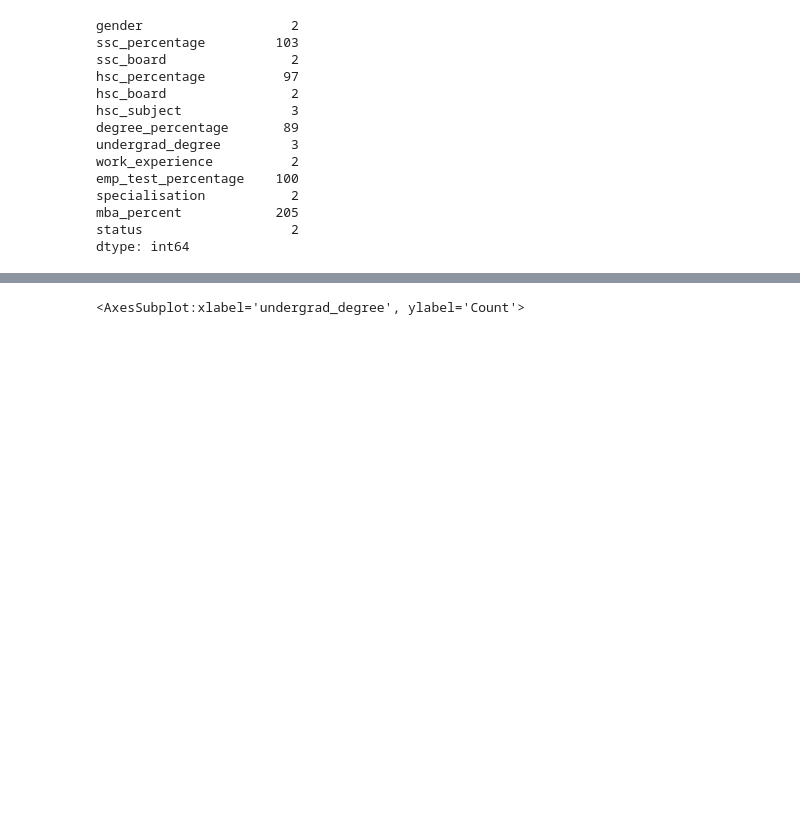
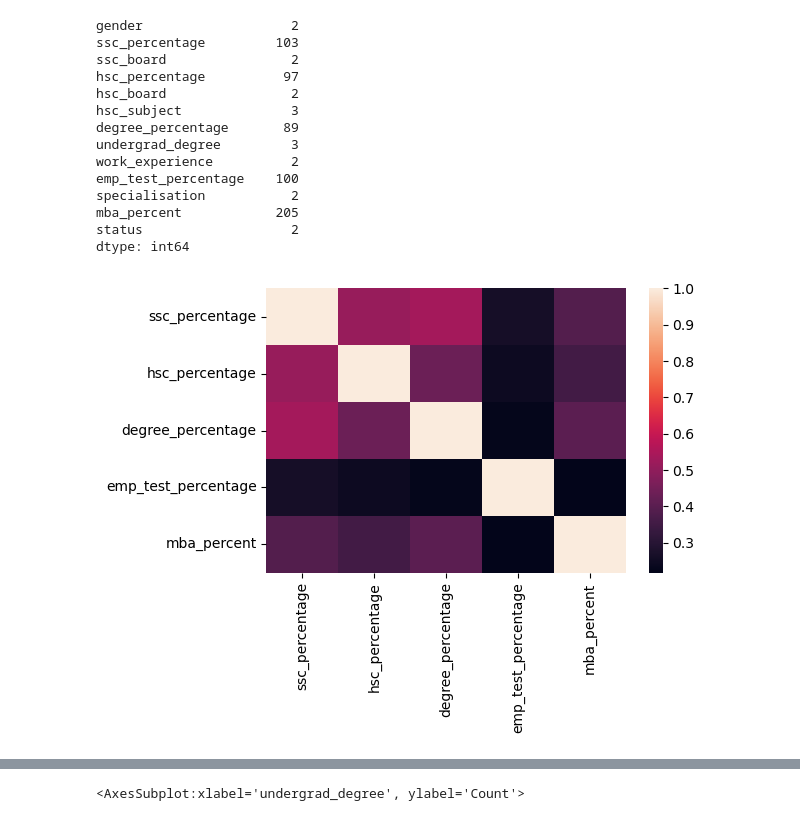
Before and after one commit to jjz17/Job-Placement, a Jupyter notebook: eda.ipynb, the cells around one changed output, grey strips where cells are left out. Cells and saved outputs as stored; diff of their text form; code cells hidden in the pictures; blank space fills up the shorter version.

```diff
--- a/eda.ipynb
+++ b/eda.ipynb
@@ -43,5 +43,15 @@ specialisation           2
 mba_percent            205
 status                   2
 dtype: int64
+# %%
+# Correlation matrix
+
+corr_matrix = sns.heatmap(data.corr())
+plt.tight_layout()
+
+cm_fig = corr_matrix.get_figure()
+cm_fig.savefig("viz/cm.png")
+# %% [output]
+[figure, added]
 # %%
 # Correlation between continuous features with Pairplot
```
Also changed, not shown: parts of 4 cells of this notebook, 6 other files.
